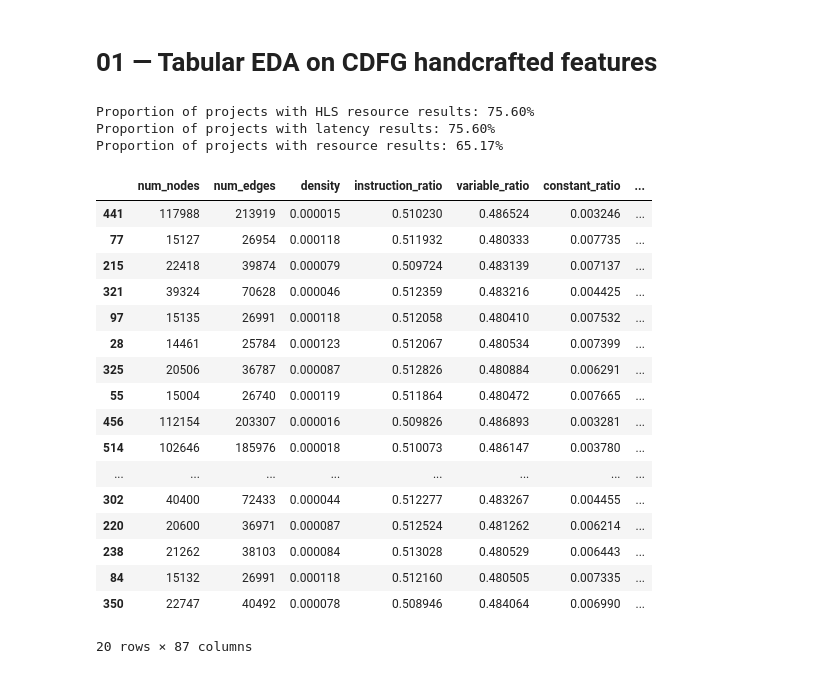
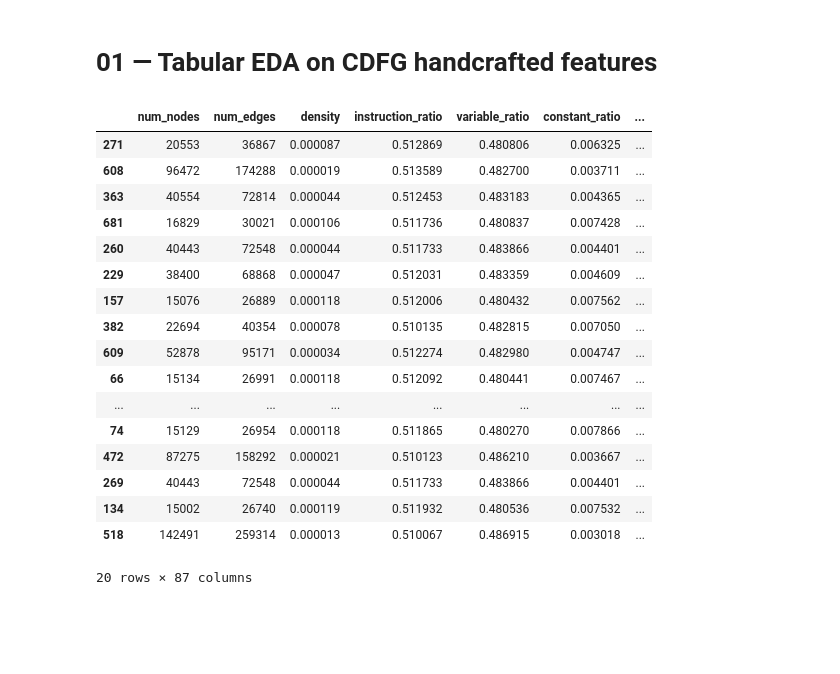
Before and after one commit to brios-polimi/ll-hls4ml, a Jupyter notebook: notebooks/01_eda_tabular.ipynb, the cells around one changed output. Drawn from its saved outputs; the diff is of its cells as text; code cells hidden in the pictures; blank space fills up the shorter version.

```diff
--- a/notebooks/01_eda_tabular.ipynb
+++ b/notebooks/01_eda_tabular.ipynb
@@ -17,60 +17,56 @@ from sklearn.preprocessing import StandardScaler
 
 import pandas as pd
 # %%
-import json
-split = "train"
-kernel_type = "resource"
-with open(f"../../data/labels/wa-hls4ml/{split}/{split}_{kernel_type}_merged.json", "r") as f:
-    data = json.load(f)
+# import json
+# split = "train"
+# kernel_type = "resource"
+# with open(f"../../data/labels/wa-hls4ml/{split}/{split}_{kernel_type}_merged.json", "r") as f:
+#     data = json.load(f)
 
-hls_res_label = 0
-res_label = 0
-lat_label = 0
-for row in data:
-    if row["hls_resource_report"]:
-        hls_res_label += 1
-    if row["resource_report"]:
-        res_label += 1
-    if row["latency_report"]:
-        lat_label += 1
+# hls_res_label = 0
+# res_label = 0
+# lat_label = 0
+# for row in data:
+#     if row["hls_resource_report"]:
+#         hls_res_label += 1
+#     if row["resource_report"]:
+#         res_label += 1
+#     if row["latency_report"]:
+#         lat_label += 1
 
-print(f"Proportion of projects with HLS resource results: {hls_res_label / len(data):2.2%}")
-print(f"Proportion of projects with latency results: {lat_label / len(data):2.2%}")
-print(f"Proportion of projects with resource results: {res_label / len(data):2.2%}")
+# print(f"Proportion of projects with HLS resource results: {hls_res_label / len(data):2.2%}")
+# print(f"Proportion of projects with latency results: {lat_label / len(data):2.2%}")
+# print(f"Proportion of projects with resource results: {res_label / len(data):2.2%}")
-# %% [output]
-Proportion of projects with HLS resource results: 75.60%
-Proportion of projects with latency results: 75.60%
-Proportion of projects with resource results: 65.17%
 # %%
 cfg = load_config()
 
 kernel_subset = [
     "2layer", "exemplar", "conv1d", "conv2d",
-    "dense_latency", "dense_resource",
+    "dense_latency", "dense_resource", "3layer", "rule4ml"
 ]
 max_archives = 2
 
 df = build_feature_dataframe(cfg.graph_dir, kernel_subset=kernel_subset, max_archives=max_archives)
 df = df.fillna(0.0)
 df.sample(20)
 # %% [output]
 |  | num_nodes | num_edges | density | instruction_ratio | variable_ratio | constant_ratio | ... |
-| 441 | 117988 | 213919 | 0.000015 | 0.510230 | 0.486524 | 0.003246 | ... |
-| 77 | 15127 | 26954 | 0.000118 | 0.511932 | 0.480333 | 0.007735 | ... |
-| 215 | 22418 | 39874 | 0.000079 | 0.509724 | 0.483139 | 0.007137 | ... |
-| 321 | 39324 | 70628 | 0.000046 | 0.512359 | 0.483216 | 0.004425 | ... |
-| 97 | 15135 | 26991 | 0.000118 | 0.512058 | 0.480410 | 0.007532 | ... |
-| 28 | 14461 | 25784 | 0.000123 | 0.512067 | 0.480534 | 0.007399 | ... |
-| 325 | 20506 | 36787 | 0.000087 | 0.512826 | 0.480884 | 0.006291 | ... |
-| 55 | 15004 | 26740 | 0.000119 | 0.511864 | 0.480472 | 0.007665 | ... |
-| 456 | 112154 | 203307 | 0.000016 | 0.509826 | 0.486893 | 0.003281 | ... |
-| 514 | 102646 | 185976 | 0.000018 | 0.510073 | 0.486147 | 0.003780 | ... |
+| 271 | 20553 | 36867 | 0.000087 | 0.512869 | 0.480806 | 0.006325 | ... |
+| 608 | 96472 | 174288 | 0.000019 | 0.513589 | 0.482700 | 0.003711 | ... |
+| 363 | 40554 | 72814 | 0.000044 | 0.512453 | 0.483183 | 0.004365 | ... |
+| 681 | 16829 | 30021 | 0.000106 | 0.511736 | 0.480837 | 0.007428 | ... |
+| 260 | 40443 | 72548 | 0.000044 | 0.511733 | 0.483866 | 0.004401 | ... |
+| 229 | 38400 | 68868 | 0.000047 | 0.512031 | 0.483359 | 0.004609 | ... |
+| 157 | 15076 | 26889 | 0.000118 | 0.512006 | 0.480432 | 0.007562 | ... |
+| 382 | 22694 | 40354 | 0.000078 | 0.510135 | 0.482815 | 0.007050 | ... |
+| 609 | 52878 | 95171 | 0.000034 | 0.512274 | 0.482980 | 0.004747 | ... |
+| 66 | 15134 | 26991 | 0.000118 | 0.512092 | 0.480441 | 0.007467 | ... |
 | ... | ... | ... | ... | ... | ... | ... | ... |
-| 302 | 40400 | 72433 | 0.000044 | 0.512277 | 0.483267 | 0.004455 | ... |
-| 220 | 20600 | 36971 | 0.000087 | 0.512524 | 0.481262 | 0.006214 | ... |
-| 238 | 21262 | 38103 | 0.000084 | 0.513028 | 0.480529 | 0.006443 | ... |
-| 84 | 15132 | 26991 | 0.000118 | 0.512160 | 0.480505 | 0.007335 | ... |
-| 350 | 22747 | 40492 | 0.000078 | 0.508946 | 0.484064 | 0.006990 | ... |
+| 74 | 15129 | 26954 | 0.000118 | 0.511865 | 0.480270 | 0.007866 | ... |
+| 472 | 87275 | 158292 | 0.000021 | 0.510123 | 0.486210 | 0.003667 | ... |
+| 269 | 40443 | 72548 | 0.000044 | 0.511733 | 0.483866 | 0.004401 | ... |
+| 134 | 15002 | 26740 | 0.000119 | 0.511932 | 0.480536 | 0.007532 | ... |
+| 518 | 142491 | 259314 | 0.000013 | 0.510067 | 0.486915 | 0.003018 | ... |
 20 rows × 87 columns
 # %%
 exclude_cols = [
```
Also changed, not shown: parts of 3 cells of this notebook, 6 other files.
